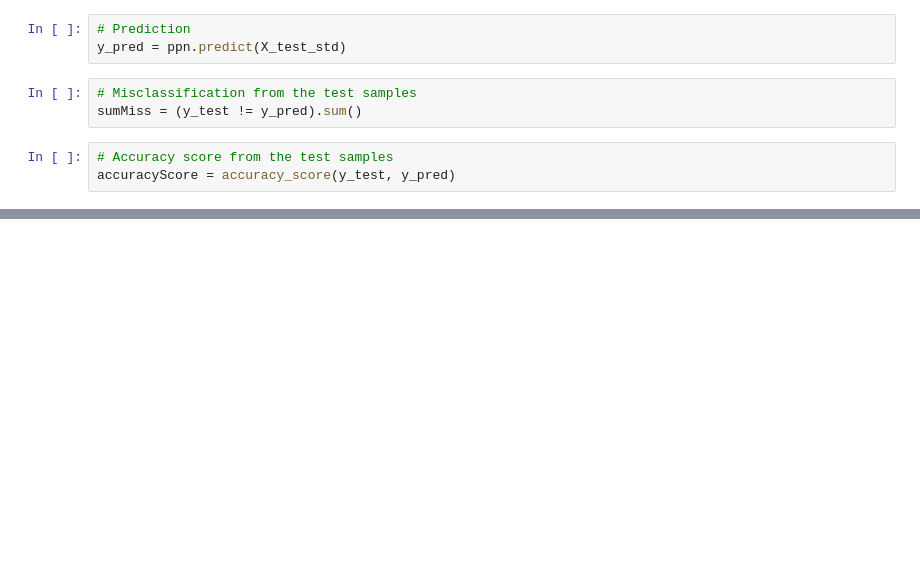
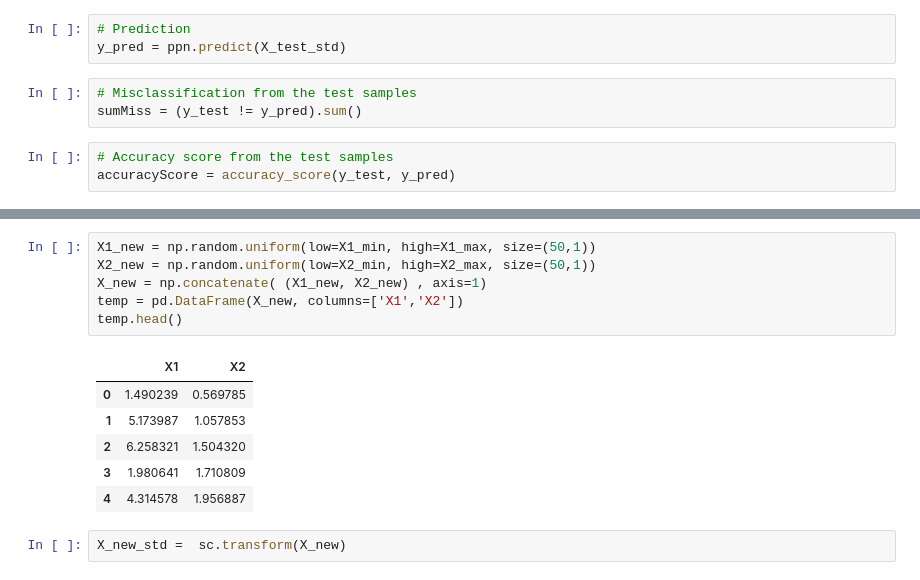
Before and after one commit to ie-ai-class/ai-2564-1, a Jupyter notebook: Topic 02 - Classification/T12_Perceptron_Multiclass.ipynb, the cells around one changed output, grey strips where cells are left out. Saved outputs shown, nothing was run; the diff lists cells and outputs as text; blank space fills up the shorter version.

```diff
--- a/Topic 02 - Classification/T12_Perceptron_Multiclass.ipynb
+++ b/Topic 02 - Classification/T12_Perceptron_Multiclass.ipynb
@@ -125,0 +105,15 @@ plot_decision_surface(X_train_std, X_test_std, y_train, y_test, ppn, filename="T
+# %%
+X1_new = np.random.uniform(low=X1_min, high=X1_max, size=(50,1))
+X2_new = np.random.uniform(low=X2_min, high=X2_max, size=(50,1))
+X_new = np.concatenate( (X1_new, X2_new) , axis=1)
+temp = pd.DataFrame(X_new, columns=['X1','X2'])
+temp.head()
+# %% [output]
+|  | X1 | X2 |
+| 0 | 1.490239 | 0.569785 |
+| 1 | 5.173987 | 1.057853 |
+| 2 | 6.258321 | 1.504320 |
+| 3 | 1.980641 | 1.710809 |
+| 4 | 4.314578 | 1.956887 |
+# %%
+X_new_std =  sc.transform(X_new)
```
Also changed, not shown: parts of 14 cells of this notebook, 10 other files.
